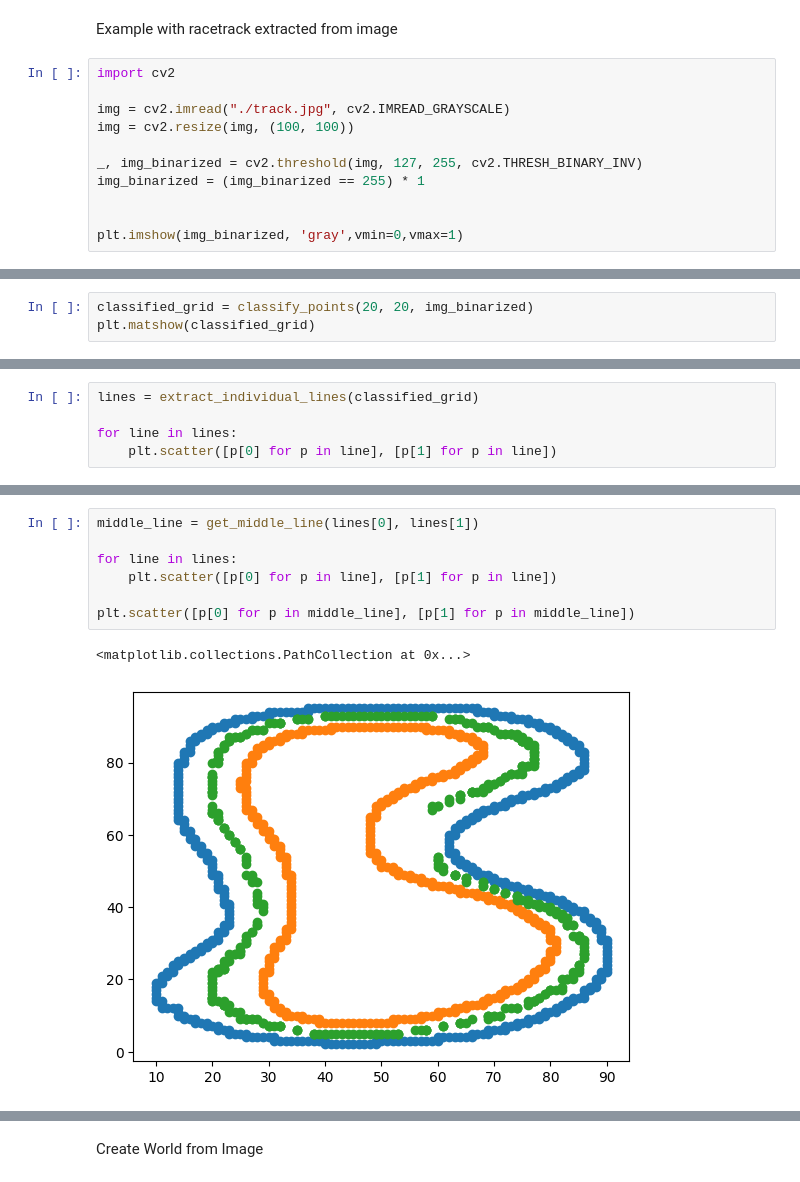
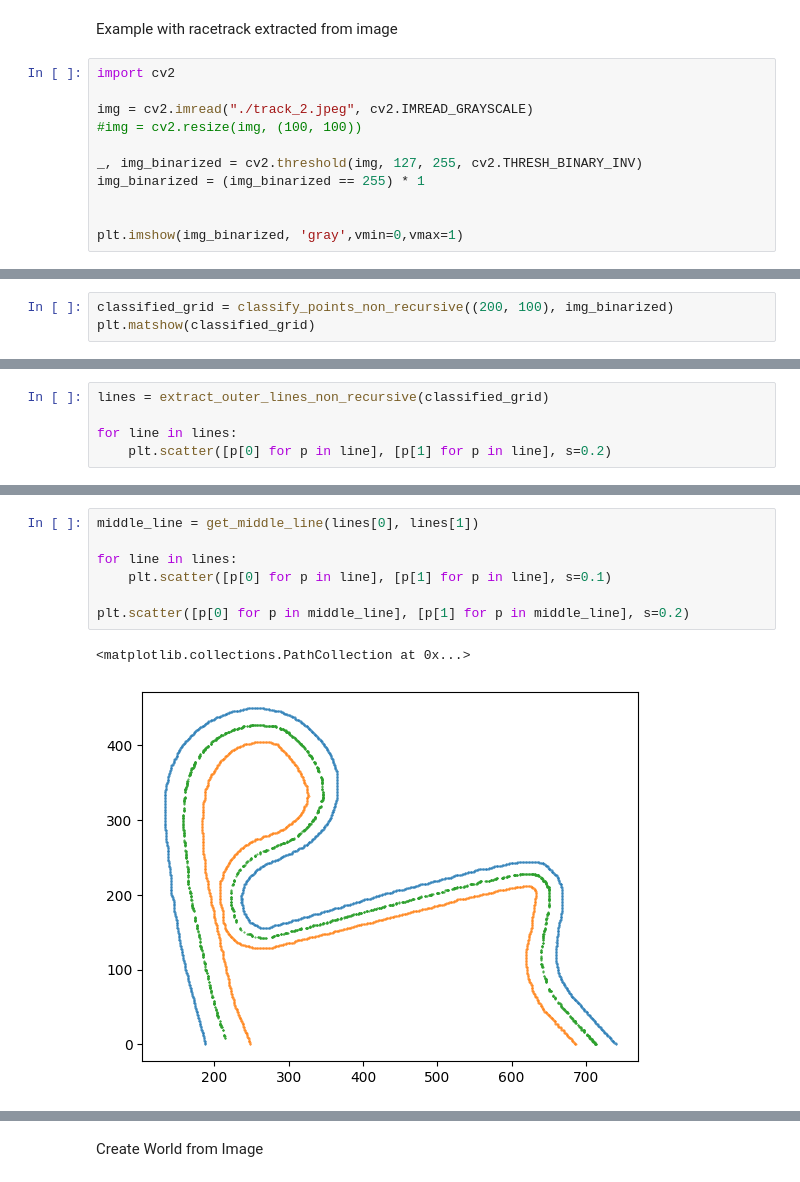
Before and after one commit to tim200002/TAS-Racer, a Jupyter notebook: scripts/generate_np_map.ipynb, the cells around one changed output, grey strips where cells are left out. Saved outputs shown, nothing was run; the diff lists cells and outputs as text.

```diff
--- a/scripts/generate_np_map.ipynb
+++ b/scripts/generate_np_map.ipynb
@@ -241,8 +346,8 @@ Example with racetrack extracted from image
 # %%
 import cv2
 
-img = cv2.imread("./track.jpg", cv2.IMREAD_GRAYSCALE)
-img = cv2.resize(img, (100, 100))
+img = cv2.imread("./track_2.jpeg", cv2.IMREAD_GRAYSCALE)
+#img = cv2.resize(img, (100, 100))
 
 _, img_binarized = cv2.threshold(img, 127, 255, cv2.THRESH_BINARY_INV)
 img_binarized = (img_binarized == 255) * 1
@@ -255,5 +360,5 @@ plt.imshow(img_binarized, 'gray',vmin=0,vmax=1)
 # %%
-classified_grid = classify_points(20, 20, img_binarized)
+classified_grid = classify_points_non_recursive((200, 100), img_binarized)
 plt.matshow(classified_grid)
 # %% [output]
 <matplotlib.image.AxesImage at 0x...>
@@ -261,6 +366,6 @@ plt.matshow(classified_grid)
 # %%
-lines = extract_individual_lines(classified_grid)
+lines = extract_outer_lines_non_recursive(classified_grid)
 
 for line in lines:
-    plt.scatter([p[0] for p in line], [p[1] for p in line])
+    plt.scatter([p[0] for p in line], [p[1] for p in line], s=0.2)
 # %% [output]
@@ -268,10 +373,10 @@ for line in lines:
 # %%
 middle_line = get_middle_line(lines[0], lines[1])
 
 for line in lines:
-    plt.scatter([p[0] for p in line], [p[1] for p in line])
+    plt.scatter([p[0] for p in line], [p[1] for p in line], s=0.1)
 
-plt.scatter([p[0] for p in middle_line], [p[1] for p in middle_line])
+plt.scatter([p[0] for p in middle_line], [p[1] for p in middle_line], s=0.2)
 # %% [output]
 <matplotlib.collections.PathCollection at 0x...>
-[figure, old version]
+[figure, new version]
```
Also changed, not shown: parts of 7 cells of this notebook.
